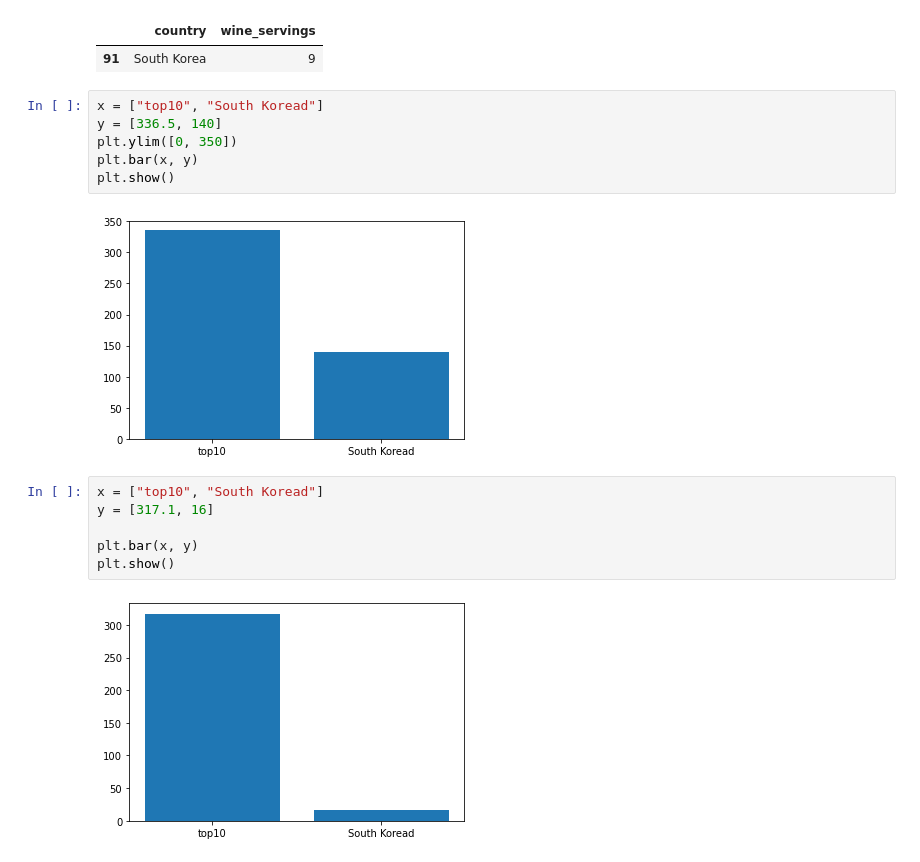
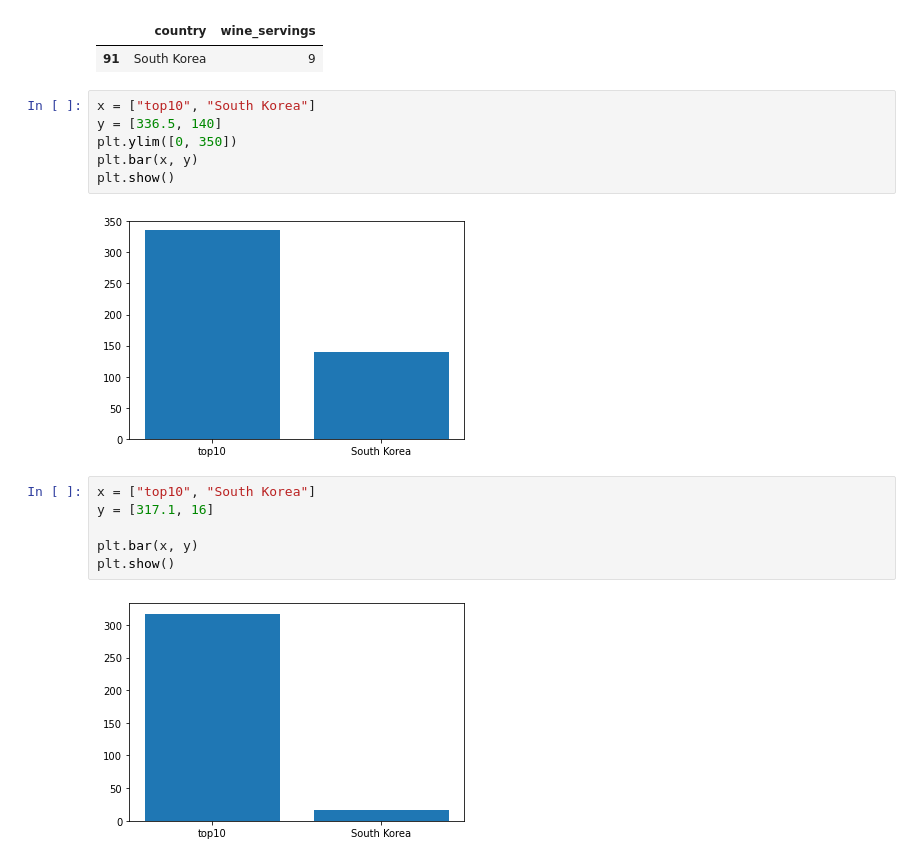
Before and after one commit to PracticeEveryday/project_2, a Jupyter notebook: dataAnalysis/alcohol/top10.ipynb, the cells around one changed output. Saved outputs shown, nothing was run; the diff lists cells and outputs as text.

```diff
--- a/dataAnalysis/alcohol/top10.ipynb
+++ b/dataAnalysis/alcohol/top10.ipynb
@@ -146,19 +146,19 @@ wine.loc[wine['country'] == 'South Korea']
 |  | country | wine_servings |
 | 91 | South Korea | 9 |
 # %%
-x = ["top10", "South Koread"]
+x = ["top10", "South Korea"]
 y = [336.5, 140]
 plt.ylim([0, 350])
 plt.bar(x, y)
 plt.show()
 # %% [output]
-[figure, old version]
+[figure, new version]
 # %%
-x = ["top10", "South Koread"]
+x = ["top10", "South Korea"]
 y = [317.1, 16]
 
 plt.bar(x, y)
 plt.show()
 # %% [output]
-[figure, old version]
+[figure, new version]
 # %%
```
Also changed, not shown: parts of 5 cells of this notebook.
